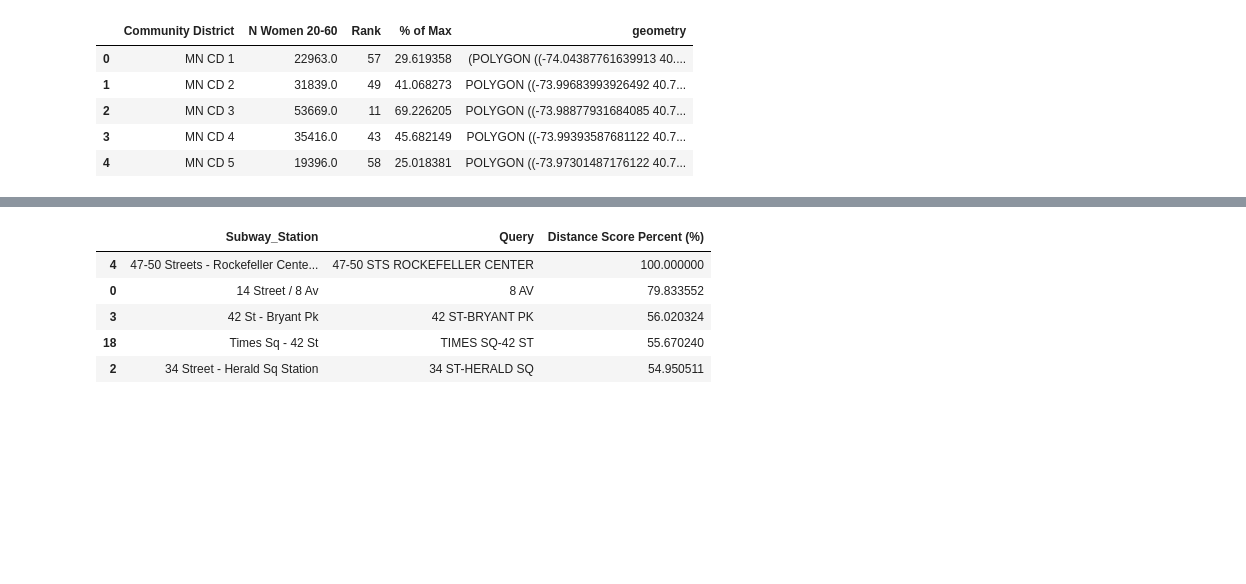
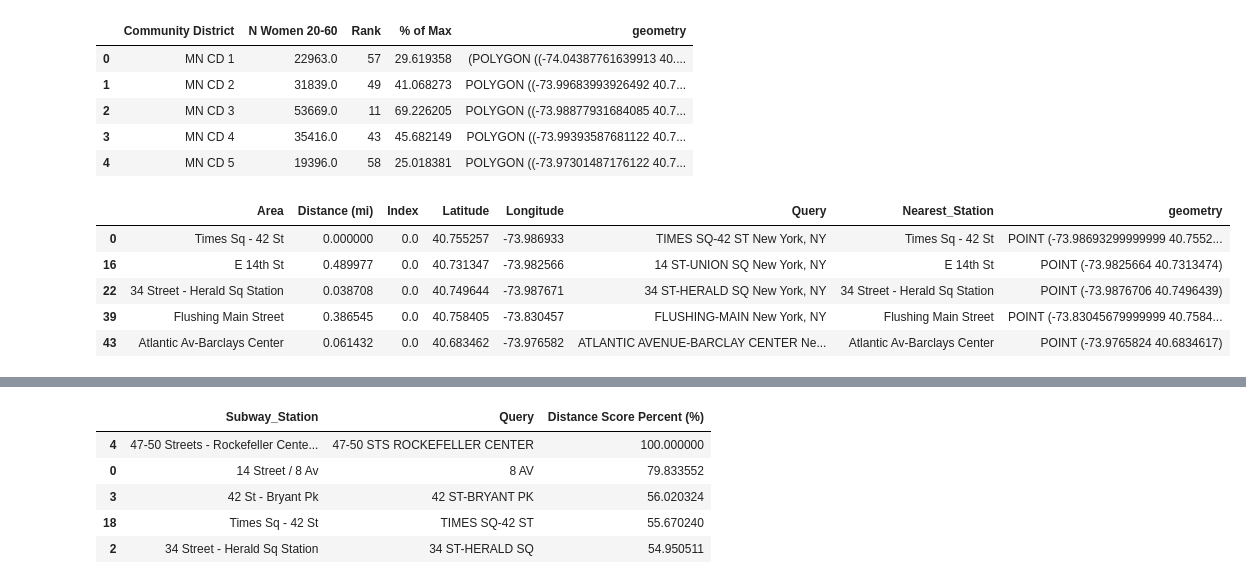
Before and after one commit to nalehc/gala_flyer_locations, a Jupyter notebook: Google_Places_Scraping_Alan.ipynb, the cells around one changed output, grey strips where cells are left out. Cells and saved outputs as stored; diff of their text form; code cells hidden in the pictures; blank space fills up the shorter version.

```diff
--- a/Google_Places_Scraping_Alan.ipynb
+++ b/Google_Places_Scraping_Alan.ipynb
@@ -316,3 +317,13 @@ create_census_df(excel_file, CD_geojson, CD_Key).head()
 | 2 | MN CD 3 | 53669.0 | 11 | 69.226205 | POLYGON ((-73.98877931684085 40.7... |
 | 3 | MN CD 4 | 35416.0 | 43 | 45.682149 | POLYGON ((-73.99393587681122 40.7... |
 | 4 | MN CD 5 | 19396.0 | 58 | 25.018381 | POLYGON ((-73.97301487176122 40.7... |
+# %%
+stations_df = test_gdf[test_gdf['Query'] != 'Starbucks']
+stations_df.head()
+# %% [output]
+|  | Area | Distance (mi) | Index | Latitude | Longitude | Query | Nearest_Station | geometry |
+| 0 | Times Sq - 42 St | 0.000000 | 0.0 | 40.755257 | -73.986933 | TIMES SQ-42 ST New York, NY | Times Sq - 42 St | POINT (-73.98693299999999 40.7552... |
+| 16 | E 14th St | 0.489977 | 0.0 | 40.731347 | -73.982566 | 14 ST-UNION SQ New York, NY | E 14th St | POINT (-73.9825664 40.7313474) |
+| 22 | 34 Street - Herald Sq Station | 0.038708 | 0.0 | 40.749644 | -73.987671 | 34 ST-HERALD SQ New York, NY | 34 Street - Herald Sq Station | POINT (-73.9876706 40.7496439) |
+| 39 | Flushing Main Street | 0.386545 | 0.0 | 40.758405 | -73.830457 | FLUSHING-MAIN New York, NY | Flushing Main Street | POINT (-73.83045679999999 40.7584... |
+| 43 | Atlantic Av-Barclays Center | 0.061432 | 0.0 | 40.683462 | -73.976582 | ATLANTIC AVENUE-BARCLAY CENTER Ne... | Atlantic Av-Barclays Center | POINT (-73.9765824 40.6834617) |
```
Also changed, not shown: parts of 6 cells of this notebook, 1 other file.
